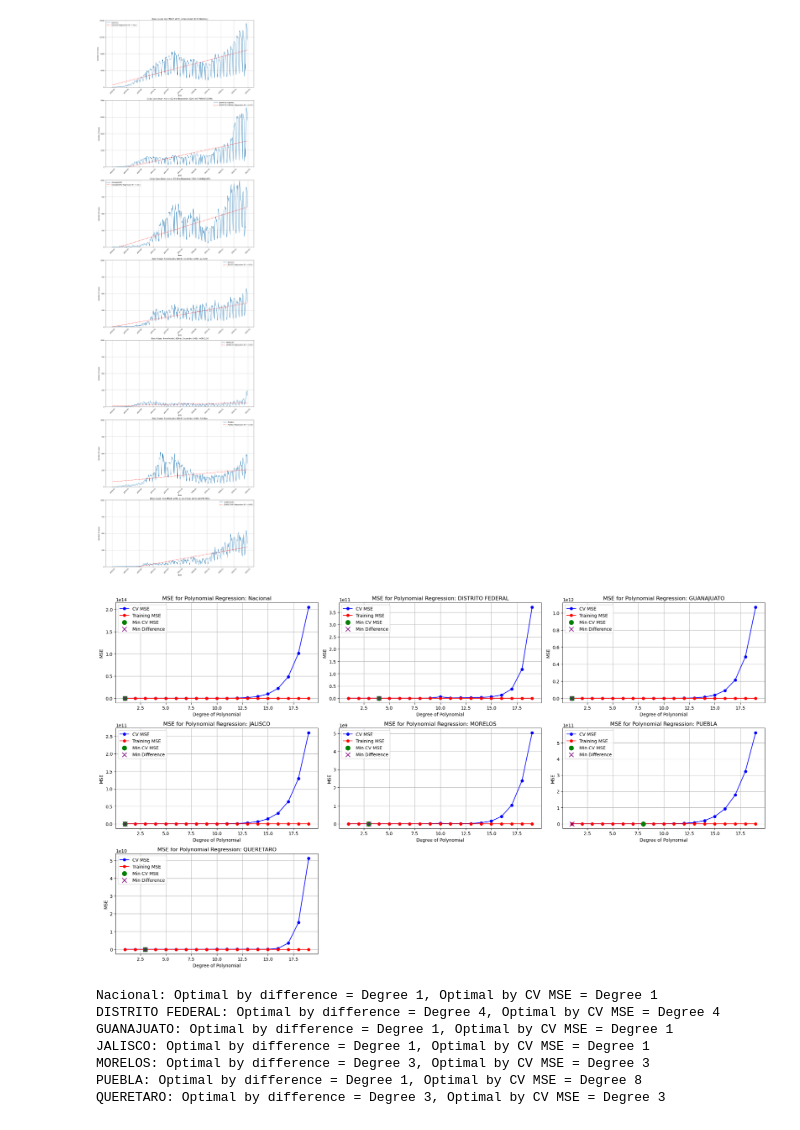
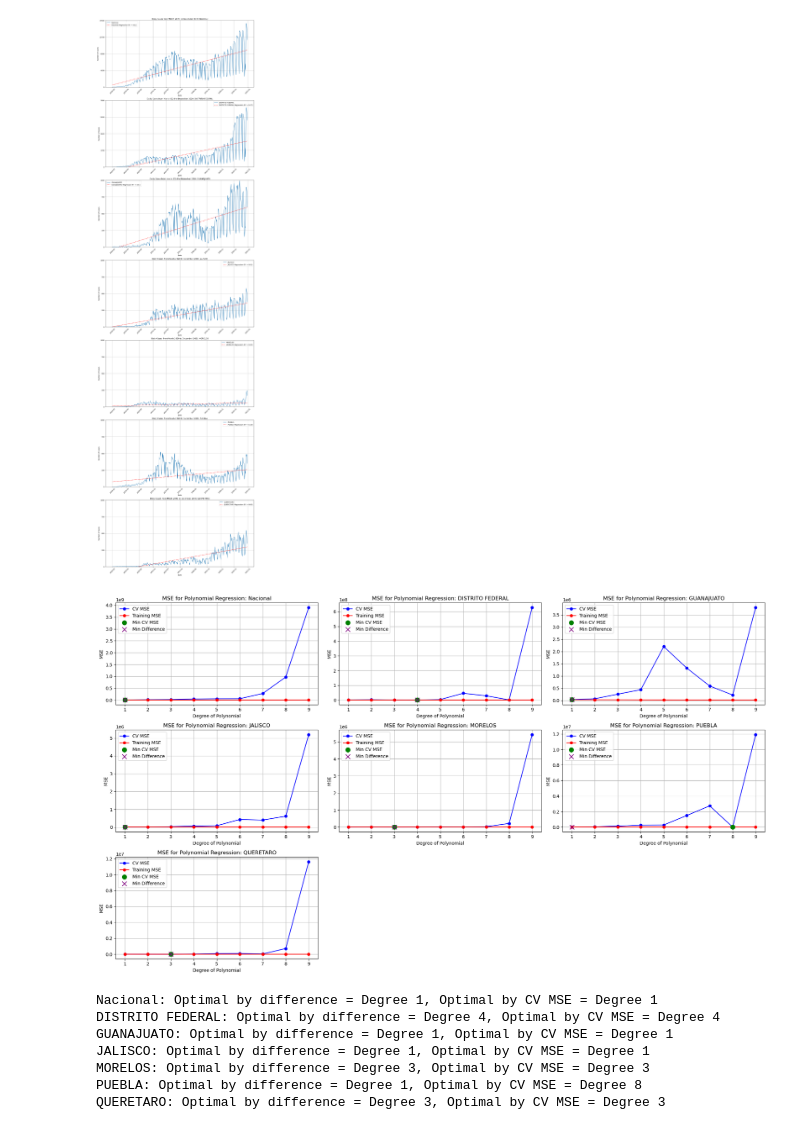
Before and after one commit to enriquegomeztagle/MachineLearning-Summer, a Jupyter notebook: Parcial 1/tarea1/EUBGT-Homework1.1.ipynb, the cells around one changed output. Cells and saved outputs as stored; diff of their text form; code cells hidden in the pictures.

Commit message:
feat(Tarea 1): Add Optimal Poly Degree

```diff
--- a/Parcial 1/tarea1/EUBGT-Homework1.1.ipynb
+++ b/Parcial 1/tarea1/EUBGT-Homework1.1.ipynb
@@ -219,7 +219,7 @@ n_rows = (len(estados_a_filtrar) + 2) // 3
 fig, axes = plt.subplots(n_rows, 3, figsize=(21, 4 * n_rows))
 axes = axes.flatten()
 
-degrees = range(1, 20)
+degrees = range(1, 10)
 
 optimal_degrees_difference = []
 optimal_degrees_cv_min = []
@@ -249,34 +249,34 @@ for ax, estado in zip(axes, estados_a_filtrar):
         model.fit(x, y)
         y_pred = model.predict(x)
         mse_scores.append(mean_squared_error(y, y_pred))
 
     mse_differences = np.abs(np.array(mse_scores) - np.array(cv_scores))
     min_difference_index = np.argmin(mse_differences)
     min_cv_mse_index = np.argmin(cv_scores)
 
     optimal_degrees_difference.append(degrees[min_difference_index])
     optimal_degrees_cv_min.append(degrees[min_cv_mse_index])
 
     ax.plot(degrees, cv_scores, label='CV MSE', marker='o', color='blue')
     ax.plot(degrees, mse_scores, label='Training MSE', marker='o', color='red')
     ax.scatter([degrees[min_cv_mse_index]], [cv_scores[min_cv_mse_index]], color='green', s=100, label='Min CV MSE', zorder=5, marker='o')
     ax.set_title(f'MSE for Polynomial Regression: {estado}')
     ax.scatter([degrees[min_difference_index]], [cv_scores[min_difference_index]], color='purple', s=100, label='Min Difference', zorder=5, marker='x')
     ax.set_xlabel('Degree of Polynomial')
     ax.set_ylabel('MSE')
     ax.legend()
     ax.grid(True)
 
 for i in range(len(estados_a_filtrar), len(axes)):
     fig.delaxes(axes[i])
 
 plt.tight_layout()
 plt.show()
 
 for estado, min_diff_deg, min_cv_deg in zip(estados_a_filtrar, optimal_degrees_difference, optimal_degrees_cv_min):
     print(f"{estado}: Optimal by difference = Degree {min_diff_deg}, Optimal by CV MSE = Degree {min_cv_deg}")
 # %% [output]
-[figure, old version]
+[figure, new version]
 Nacional: Optimal by difference = Degree 1, Optimal by CV MSE = Degree 1
 DISTRITO FEDERAL: Optimal by difference = Degree 4, Optimal by CV MSE = Degree 4
 GUANAJUATO: Optimal by difference = Degree 1, Optimal by CV MSE = Degree 1
```
Also changed, not shown: parts of 3 cells of this notebook.
